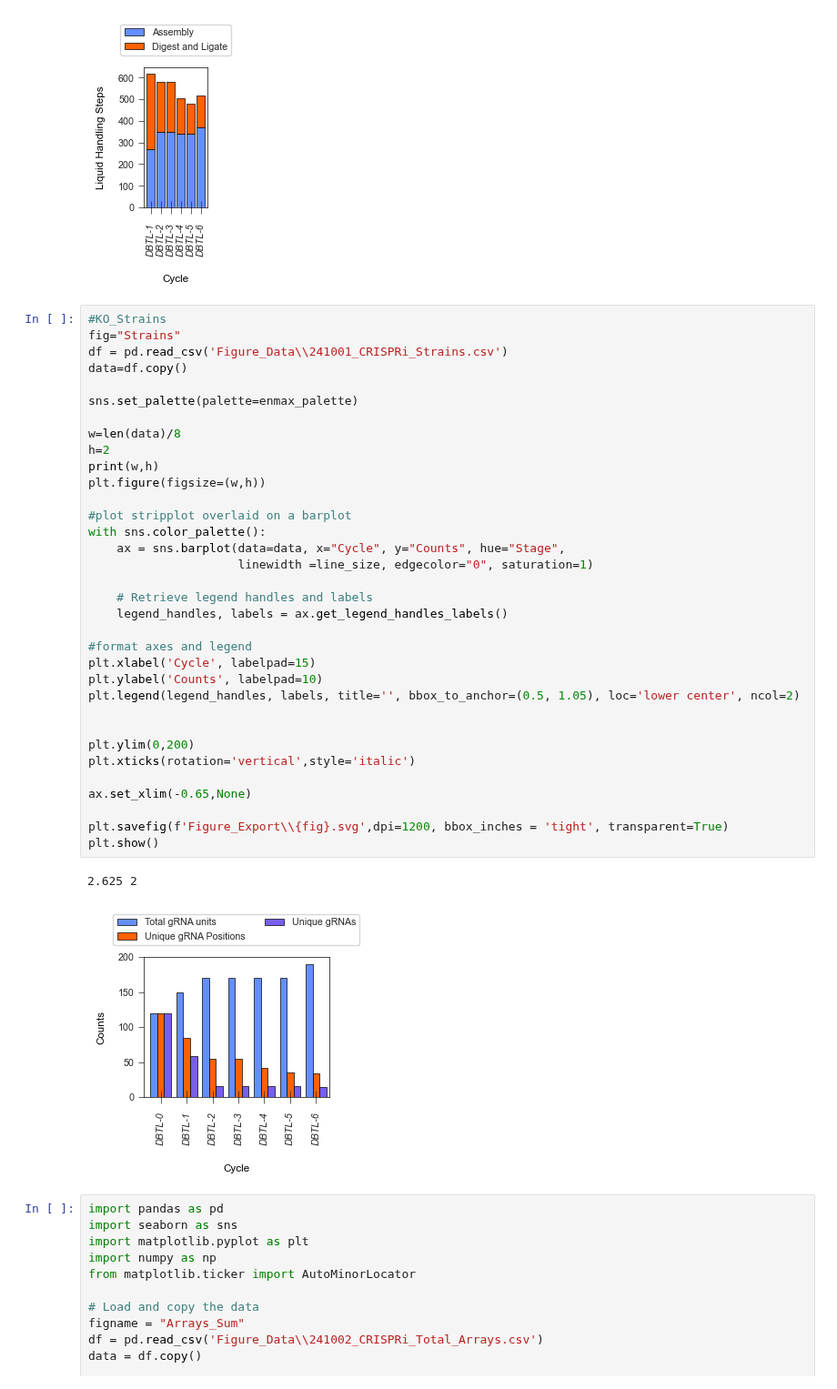
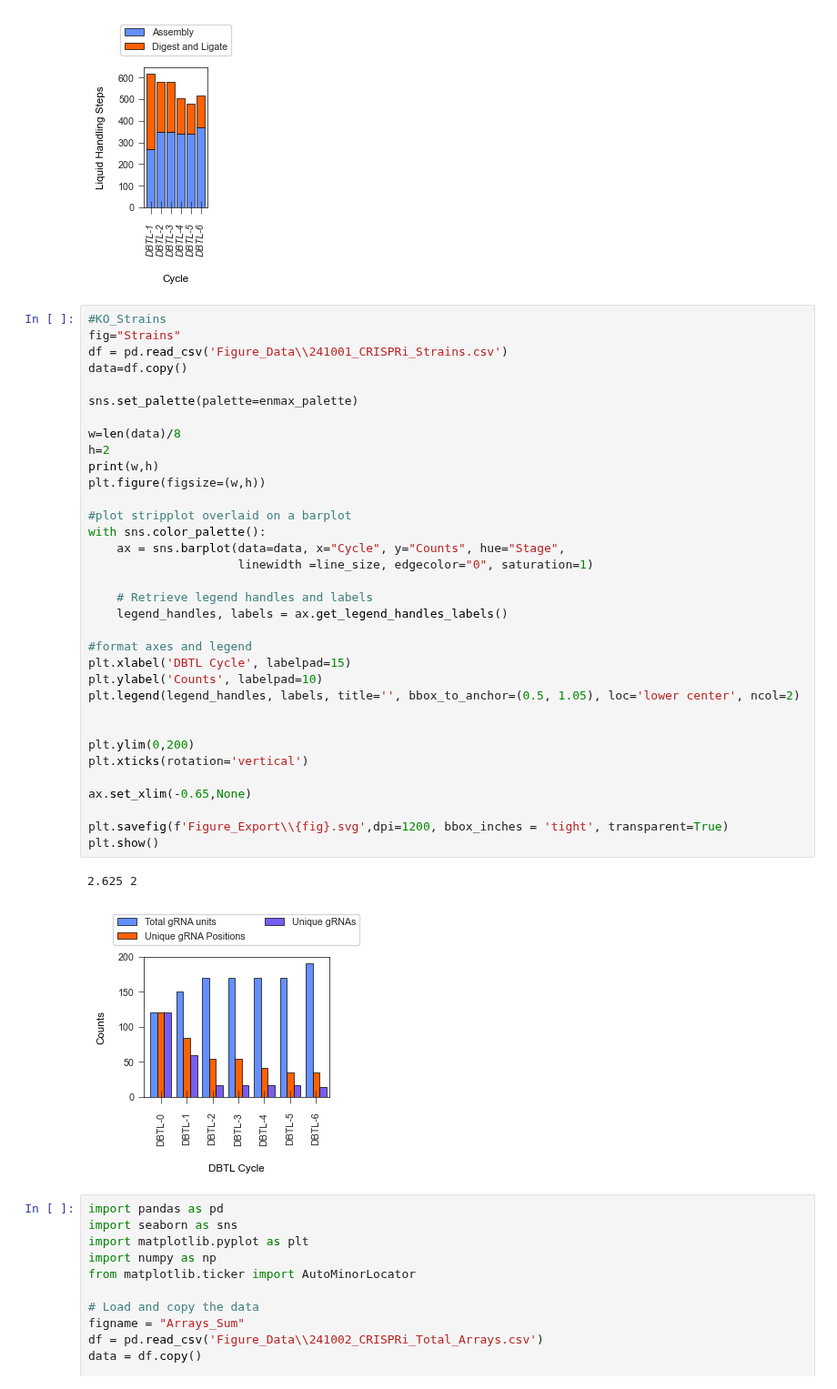
Before and after one commit to JBEI/Isoprenol_CRISPRi, a Jupyter notebook: CRISPRi_Figures.ipynb, the cells around one changed output. Shown at 91% size. Saved outputs shown, nothing was run; the diff lists cells and outputs as text.

```diff
--- a/CRISPRi_Figures.ipynb
+++ b/CRISPRi_Figures.ipynb
@@ -267,36 +267,36 @@ df = pd.read_csv('Figure_Data\\241001_CRISPRi_Strains.csv')
 data=df.copy()
 
 sns.set_palette(palette=enmax_palette)
 
 w=len(data)/8
 h=2
 print(w,h)
 plt.figure(figsize=(w,h))
 
 #plot stripplot overlaid on a barplot
 with sns.color_palette():
     ax = sns.barplot(data=data, x="Cycle", y="Counts", hue="Stage",
                      linewidth =line_size, edgecolor="0", saturation=1)
 
     # Retrieve legend handles and labels
     legend_handles, labels = ax.get_legend_handles_labels()
 
 #format axes and legend
-plt.xlabel('Cycle', labelpad=15)
+plt.xlabel('DBTL Cycle', labelpad=15)
 plt.ylabel('Counts', labelpad=10)
 plt.legend(legend_handles, labels, title='', bbox_to_anchor=(0.5, 1.05), loc='lower center', ncol=2)
 
 
 plt.ylim(0,200)
-plt.xticks(rotation='vertical',style='italic')
+plt.xticks(rotation='vertical')
 
 ax.set_xlim(-0.65,None)
 
 plt.savefig(f'Figure_Export\\{fig}.svg',dpi=1200, bbox_inches = 'tight', transparent=True)
 plt.show()
 # %% [output]
 2.625 2
-[figure, old version]
+[figure, new version]
 # %%
 import pandas as pd
 import seaborn as sns
```
Also changed, not shown: parts of 4 cells of this notebook, 15 other files.
